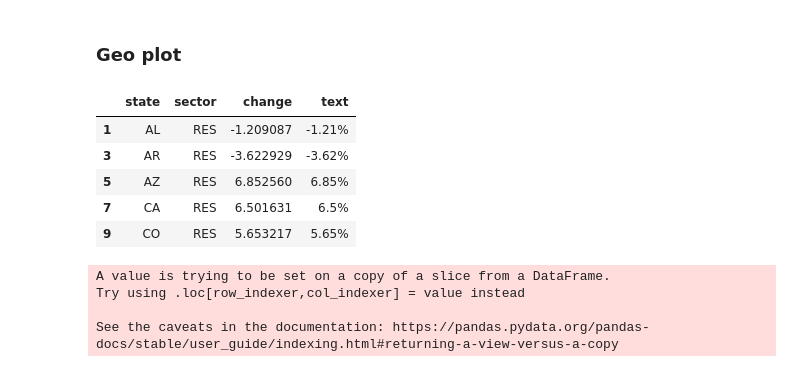
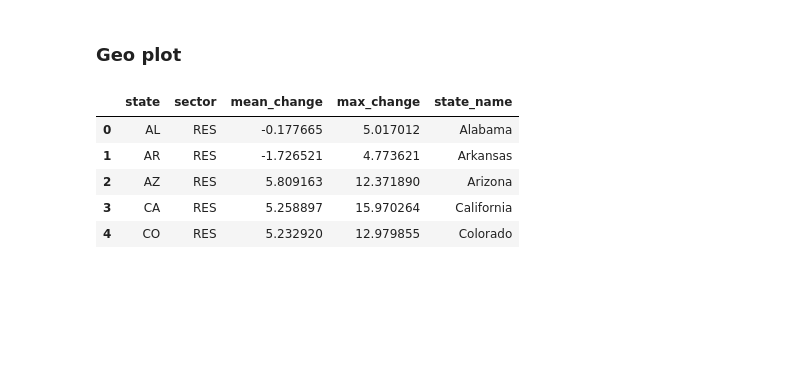
Before and after one commit to tsdataclinic/covid-energy-burden, a Jupyter notebook: EnergyViz.ipynb, the cells around one changed output. Cells and saved outputs as stored; diff of their text form; code cells hidden in the pictures; blank space fills up the shorter version.

```diff
--- a/EnergyViz.ipynb
+++ b/EnergyViz.ipynb
@@ -165,13 +249,19 @@ def get_post_covid_errors(df, col='pct_error_20'):
 # %%
-mean_change = pd.DataFrame(energy_data.groupby(['state','sector']).apply(mean_errors).reset_index().rename(columns={0:'change'}))
+mean_change = pd.DataFrame(energy_data.groupby(['state','sector']).apply(mean_errors).reset_index().rename(columns={0:'mean_change'}))
+max_change = pd.DataFrame(energy_data.groupby(['state','sector']).apply(max_errors).reset_index().rename(columns={0:'max_change'}))
 # %%
 mean_res_change = mean_change[mean_change.sector=="RES"]
+max_res_change = max_change[max_change.sector=="RES"]
+# %%
+state_stats = mean_res_change.merge(max_res_change,how='left',on=['state','sector'])
+# %%
+state_stats['state_name'] = [abbrev_us_state[s] for s in state_stats['state']]
 # %%
-mean_res_change.head()
+state_stats.head()
 # %% [output]
-|  | state | sector | change | text |
-| 1 | AL | RES | -1.209087 | -1.21% |
-| 3 | AR | RES | -3.622929 | -3.62% |
-| 5 | AZ | RES | 6.852560 | 6.85% |
-| 7 | CA | RES | 6.501631 | 6.5% |
-| 9 | CO | RES | 5.653217 | 5.65% |
+|  | state | sector | mean_change | max_change | state_name |
+| 0 | AL | RES | -0.177665 | 5.017012 | Alabama |
+| 1 | AR | RES | -1.726521 | 4.773621 | Arkansas |
+| 2 | AZ | RES | 5.809163 | 12.371890 | Arizona |
+| 3 | CA | RES | 5.258897 | 15.970264 | California |
+| 4 | CO | RES | 5.232920 | 12.979855 | Colorado |
@@ -241,7 +267,0 @@ abbrev_us_state = dict(map(reversed, us_state_abbrev.items()))
-# %%
-mean_res_change['state_name'] = [abbrev_us_state[s] for s in mean_res_change['state']]
-# %% [output]
-A value is trying to be set on a copy of a slice from a DataFrame.
-Try using .loc[row_indexer,col_indexer] = value instead
-
-See the caveats in the documentation: https://pandas.pydata.org/pandas-docs/stable/user_guide/indexing.html#returning-a-view-versus-a-copy
```
Also changed, not shown: parts of 20 cells of this notebook.
